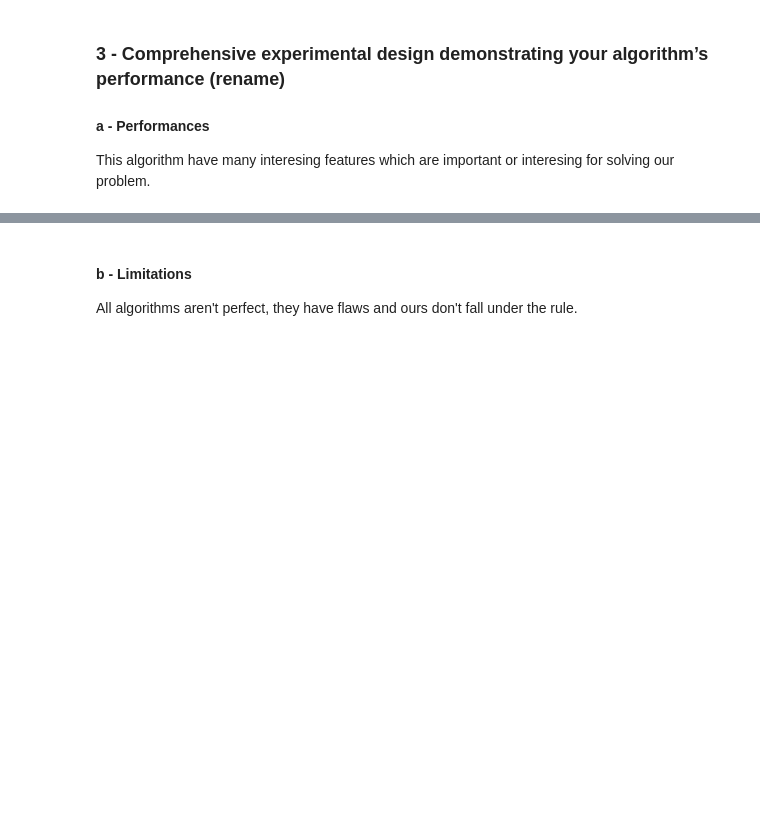
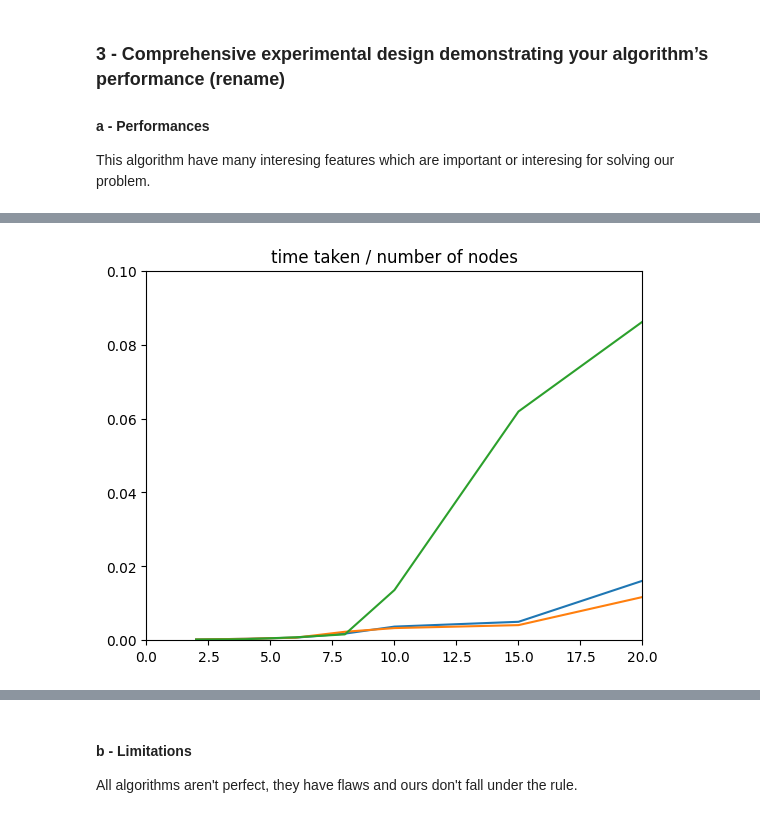
Before and after one commit to Sheydss/AdvancedAlgorithms, a Jupyter notebook: Livrable-II.ipynb, the cells around one changed output, grey strips where cells are left out. Cells and saved outputs as stored; diff of their text form; code cells hidden in the pictures; blank space fills up the shorter version.

```diff
--- a/Livrable-II.ipynb
+++ b/Livrable-II.ipynb
@@ -657,0 +737,29 @@ This algorithm have many interesing features which are important or interesing f
+# %%
+########### Chart with x = number of nodes and y = time taken ###########
+ydata1 = []
+ydata2 = []
+ydata3 = []
+xdata = []
+for i in range(len(data1nodes)):
+  ydata1.append(data1objects[i][3])
+  ydata2.append(data2objects[i][3])
+  ydata3.append(data3objects[i][3])
+for j in range(len(increaseOfObjects)):
+  xdata.append(increaseOfObjects[j][2])
+
+fig = plt.figure()
+ax = fig.add_subplot(1, 1, 1)
+ax.plot(xdata, ydata1, color='tab:blue')
+ax.plot(xdata, ydata2, color='tab:orange')
+ax.plot(xdata, ydata3, color='tab:green')
+
+# set the limits
+ax.set_xlim([0, 20])
+ax.set_ylim([0, 0.1])
+
+ax.set_title('time taken / number of nodes')
+
+# display the plot
+plt.show()
+# %% [output]
+[figure, added]
```
Also changed, not shown: parts of 9 cells of this notebook, 1 other file.
